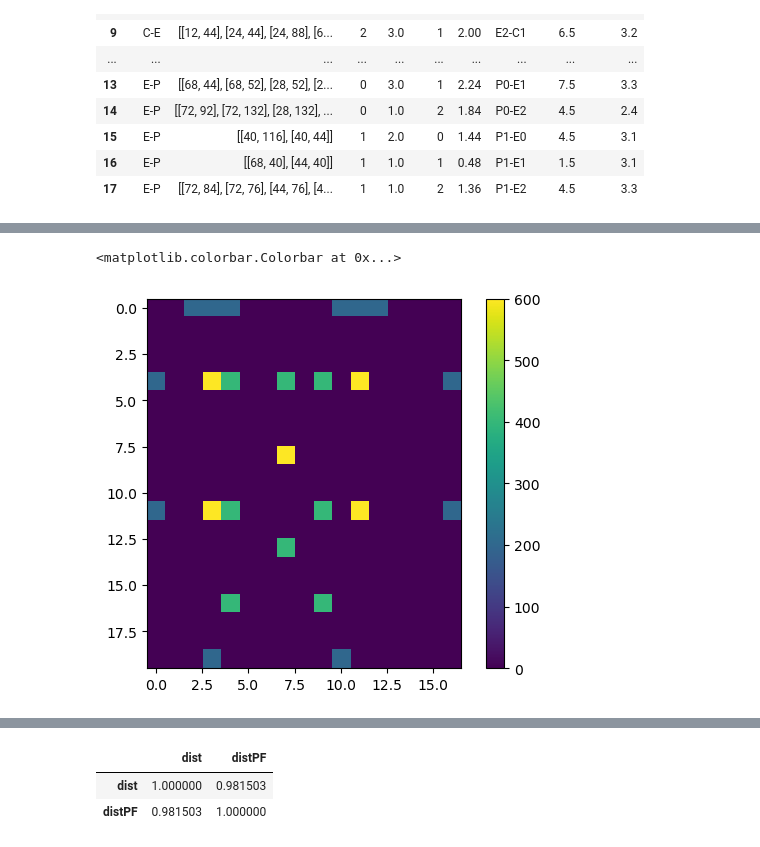
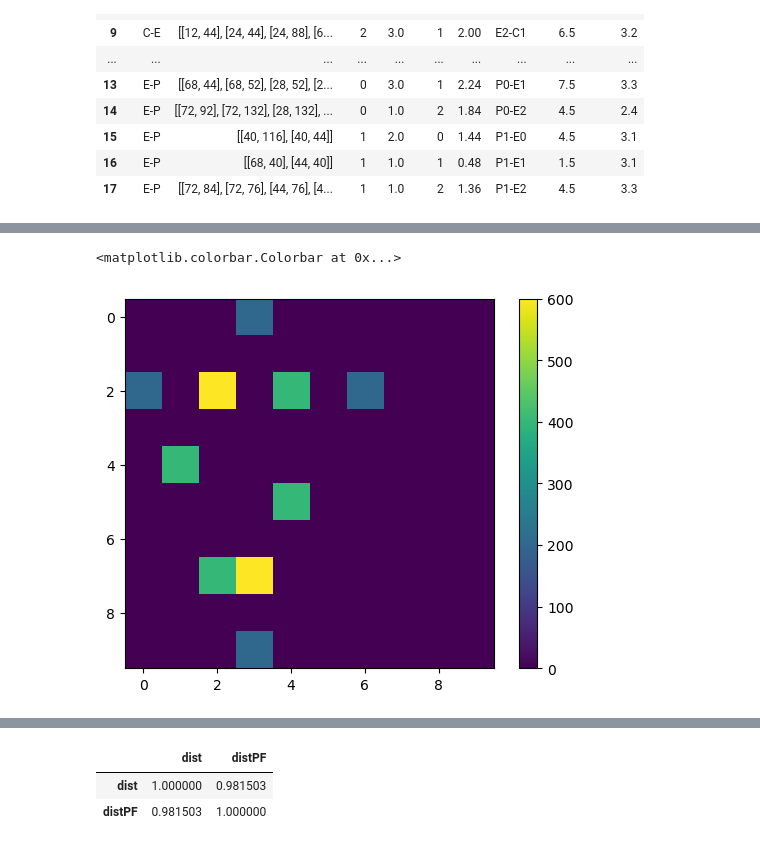
Before and after one commit to egos/valeo, a Jupyter notebook: New.ipynb, the cells around one changed output, grey strips where cells are left out. Drawn from its saved outputs; the diff is of its cells as text; code cells hidden in the pictures.

```diff
--- a/New.ipynb
+++ b/New.ipynb
@@ -687,6 +687,6 @@ dfline
 # %%
 import matplotlib.patches as mpatch
 # %%
-dfmap = pd.read_excel('data.xlsx', sheet_name= 'map (5)', header=None)
+dfmap = pd.read_excel('data.xlsx', sheet_name= 'map (1)', header=None)
 dfmap
 # %% [output]
@@ -782,11 +751,11 @@ defaultdict(list,
 # %%
 fig, ax = plt.subplots()
 # im = ax.imshow(Aplot, cmap=plt.get_cmap('Accent'))
-im = ax.imshow(A0)
+im = ax.imshow(Ax)
 fig.colorbar(im)
 # %% [output]
 <matplotlib.colorbar.Colorbar at 0x...>
-[figure, old version]
+[figure, new version]
 # %%
 %%time
 # e = 'E0'
```
Also changed, not shown: parts of 12 cells of this notebook, 3 other files.
